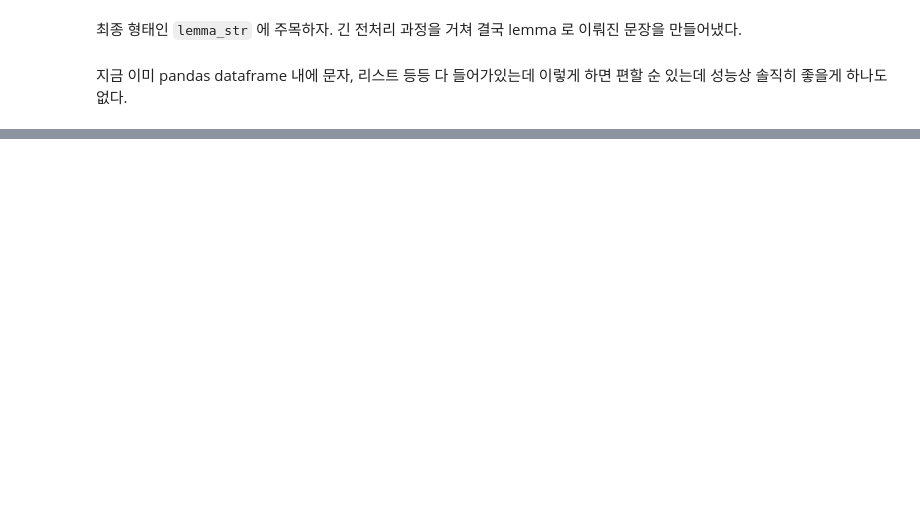
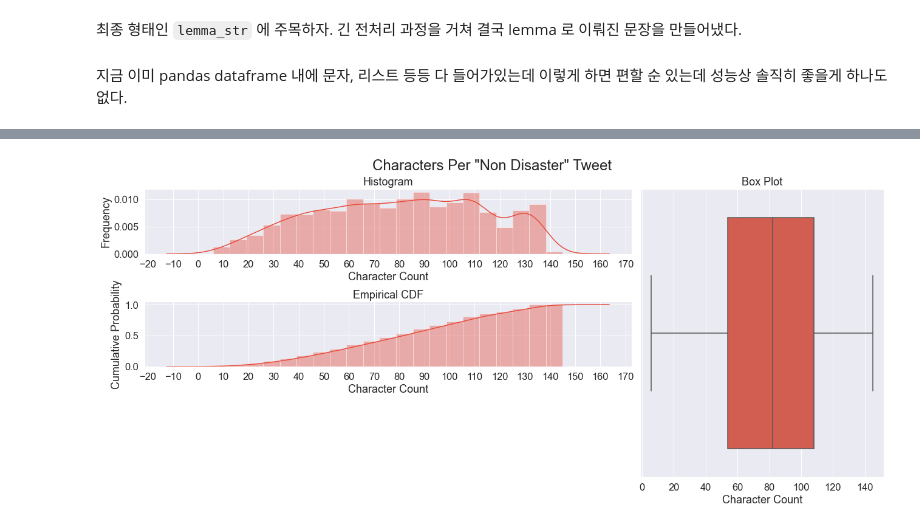
Before and after one commit to JPJD-TIL/TIL, a Jupyter notebook: jp/kaggle/disaster-tweets-nlp-eda-bert-with-transformers/popular_notebooks/datafan07.ipynb, the cells around one changed output, grey strips where cells are left out. Cells and saved outputs as stored; diff of their text form; code cells hidden in the pictures; blank space fills up the shorter version.

```diff
--- a/jp/kaggle/disaster-tweets-nlp-eda-bert-with-transformers/popular_notebooks/datafan07.ipynb
+++ b/jp/kaggle/disaster-tweets-nlp-eda-bert-with-transformers/popular_notebooks/datafan07.ipynb
@@ -305,0 +399,5 @@ trainv.head()
+# %%
+plot_dist3(trainv[trainv['target'] == 0], 'Character Count',
+           'Characters Per "Non Disaster" Tweet')
+# %% [output]
+[figure, added]
```
Also changed, not shown: parts of 59 cells of this notebook.
